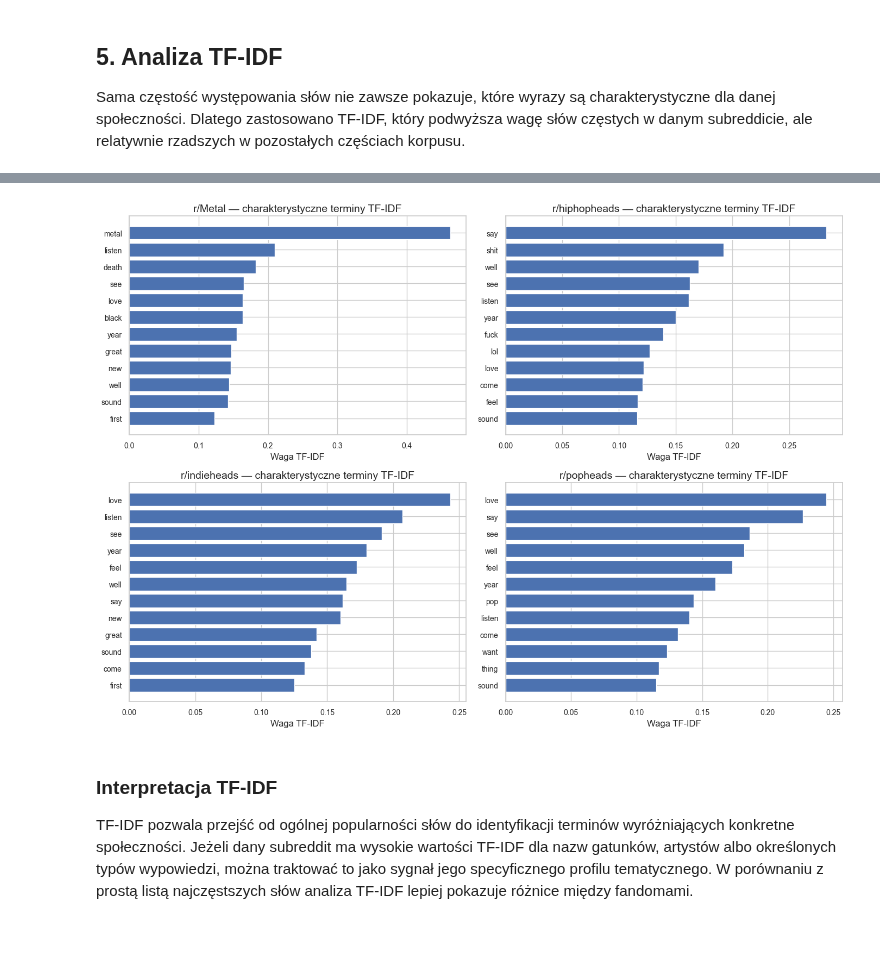
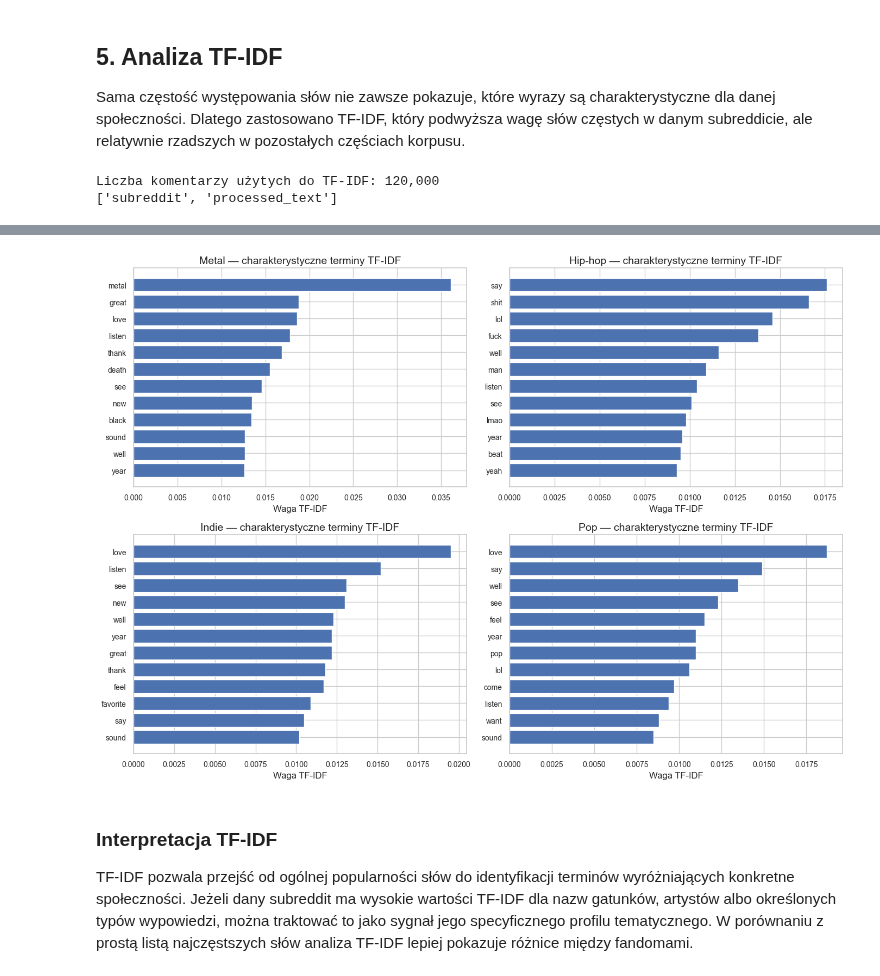
Before and after one commit to Weisjan/Reddit-Music-Community-Analysis, a Jupyter notebook: notebooks/02_text_mining_uporzadkowany.ipynb, the cells around one changed output, grey strips where cells are left out. Drawn from its saved outputs; the diff is of its cells as text; code cells hidden in the pictures; blank space fills up the shorter version.

```diff
--- a/notebooks/02_text_mining_uporzadkowany.ipynb
+++ b/notebooks/02_text_mining_uporzadkowany.ipynb
@@ -65,5 +88,3 @@ print(f"Model językowy spaCy dostępny: {USE_SPACY}")
 # %%
-# Checkpoint configuration
-CHECKPOINT_DIR = Path("../data/checkpoints")
-CHECKPOINT_DIR.mkdir(parents=True, exist_ok=True)
-print(f"Checkpoint dir: {CHECKPOINT_DIR.resolve()}")
+# Konfiguracja checkpointów (ułatwia wznowienie pracy po resecie kernela)
+print(f"Katalog checkpointów: {CHECKPOINT_DIR.resolve()}")
@@ -432,7 +493,7 @@ axes = axes.flatten()
 for ax, (subreddit, group) in zip(axes, top_words.groupby("subreddit")):
     plot_data = group.sort_values("count", ascending=True)
     ax.barh(plot_data["item"], plot_data["count"])
-    ax.set_title(f"r/{subreddit} — najczęstsze słowa")
+    ax.set_title(f"{subreddit_display(subreddit)} — najczęstsze słowa")
     ax.set_xlabel("Liczba wystąpień")
     ax.set_ylabel("")
 
@@ -473,7 +534,7 @@ axes = axes.flatten()
 for ax, (subreddit, group) in zip(axes, top_bigrams.groupby("subreddit")):
     plot_data = group.sort_values("count", ascending=True)
     ax.barh(plot_data["item"], plot_data["count"])
-    ax.set_title(f"r/{subreddit} — najczęstsze bigramy")
+    ax.set_title(f"{subreddit_display(subreddit)} — najczęstsze bigramy")
     ax.set_xlabel("Liczba wystąpień")
     ax.set_ylabel("")
 
@@ -511,30 +572,63 @@ Najczęstsze słowa pokazują ogólny zakres tematów obecnych w komentarzach, n
 
 Sama częstość występowania słów nie zawsze pokazuje, które wyrazy są charakterystyczne dla danej społeczności. Dlatego zastosowano TF-IDF, który podwyższa wagę słów częstych w danym subreddicie, ale relatywnie rzadszych w pozostałych częściach korpusu.
 # %%
-subreddit_documents = (
-    df.groupby("subreddit")["processed_text"]
-    .apply(lambda texts: " ".join(texts))
-    .reset_index()
+# TF-IDF — charakterystyczne terminy dla subredditów
+
+TFIDF_SAMPLE_PER_SUBREDDIT = 30_000
+
+tfidf_parts = []
+
+for subreddit, group in df[["subreddit", "processed_text"]].dropna().groupby("subreddit"):
+    sample = group.sample(
+        n=min(len(group), TFIDF_SAMPLE_PER_SUBREDDIT),
+        random_state=42
+    )
+    tfidf_parts.append(sample)
+
+tfidf_df = pd.concat(tfidf_parts, ignore_index=True)
+
+tfidf_df["processed_text"] = tfidf_df["processed_text"].astype(str)
+
+print(f"Liczba komentarzy użytych do TF-IDF: {len(tfidf_df):,}")
+print(tfidf_df.columns.tolist())
+
+vectorizer = TfidfVectorizer(
+    max_features=5000,
+    ngram_range=(1, 2),
+    min_df=5,
+    max_df=0.8
 )
 
-vectorizer = TfidfVectorizer(max_features=5000, ngram_range=(1, 2), min_df=1)
-tfidf_matrix = vectorizer.fit_transform(subreddit_documents["processed_text"])
+tfidf_matrix = vectorizer.fit_transform(tfidf_df["processed_text"])
+
 feature_names = np.array(vectorizer.get_feature_names_out())
 
 rows = []
-for idx, subreddit in enumerate(subreddit_documents["subreddit"]):
-    scores = tfidf_matrix[idx].toarray().ravel()
-    top_indices = scores.argsort()[::-1][:20]
+
+for subreddit in sorted(tfidf_df["subreddit"].unique()):
+    subreddit_mask = (tfidf_df["subreddit"] == subreddit).to_numpy()
+
+    mean_scores = np.asarray(
+        tfidf_matrix[subreddit_mask].mean(axis=0)
+    ).ravel()
+
+    top_indices = mean_scores.argsort()[::-1][:20]
+
     for rank, feature_idx in enumerate(top_indices, start=1):
         rows.append({
             "subreddit": subreddit,
             "rank": rank,
             "term": feature_names[feature_idx],
-            "tfidf_score": round(float(scores[feature_idx]), 4)
+            "tfidf_score": round(float(mean_scores[feature_idx]), 4),
         })
 
 tfidf_results = pd.DataFrame(rows)
-tfidf_results.to_csv(REPORTS_DIR / "tfidf_characteristic_terms_by_subreddit.csv", index=False)
+
+tfidf_results.to_csv(
+    REPORTS_DIR / "tfidf_characteristic_terms_by_subreddit.csv",
+    index=False
+)
+
 display(tfidf_results.head(40))
 
 fig, axes = plt.subplots(2, 2, figsize=(14, 10))
@@ -542,8 +636,9 @@ axes = axes.flatten()
 
 for ax, (subreddit, group) in zip(axes, tfidf_results.groupby("subreddit")):
     plot_data = group.head(12).sort_values("tfidf_score", ascending=True)
+
     ax.barh(plot_data["term"], plot_data["tfidf_score"])
-    ax.set_title(f"r/{subreddit} — charakterystyczne terminy TF-IDF")
+    ax.set_title(f"{subreddit_display(subreddit)} — charakterystyczne terminy TF-IDF")
     ax.set_xlabel("Waga TF-IDF")
     ax.set_ylabel("")
 
@@ -551,7 +646,15 @@ for ax in axes[len(tfidf_results["subreddit"].unique()):]:
     ax.axis("off")
 
 plt.tight_layout()
-plt.savefig(FIGURES_DIR / "text_mining_tfidf_by_subreddit.png", dpi=150, bbox_inches="tight")
+
+plt.savefig(
+    FIGURES_DIR / "text_mining_tfidf_by_subreddit.png",
+    dpi=150,
+    bbox_inches="tight"
+)
+
 plt.show()
 # %% [output]
+Liczba komentarzy użytych do TF-IDF: 120,000
+['subreddit', 'processed_text']
 |  | subreddit | rank | term | tfidf_score |
@@ -574,4 +677,4 @@ plt.show()
-[figure, old version]
+[figure, new version]
 # %% [markdown]
 ### Interpretacja TF-IDF
 
```
Also changed, not shown: parts of 23 cells of this notebook, 53 other files.
